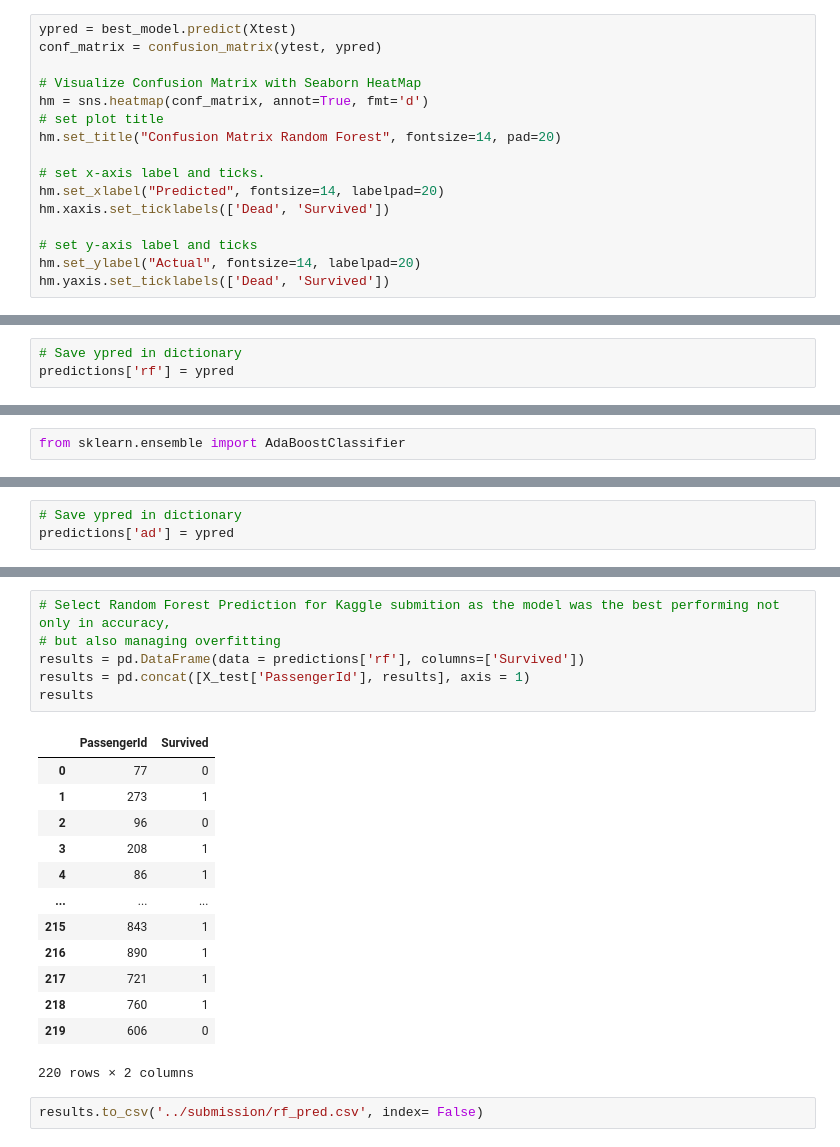
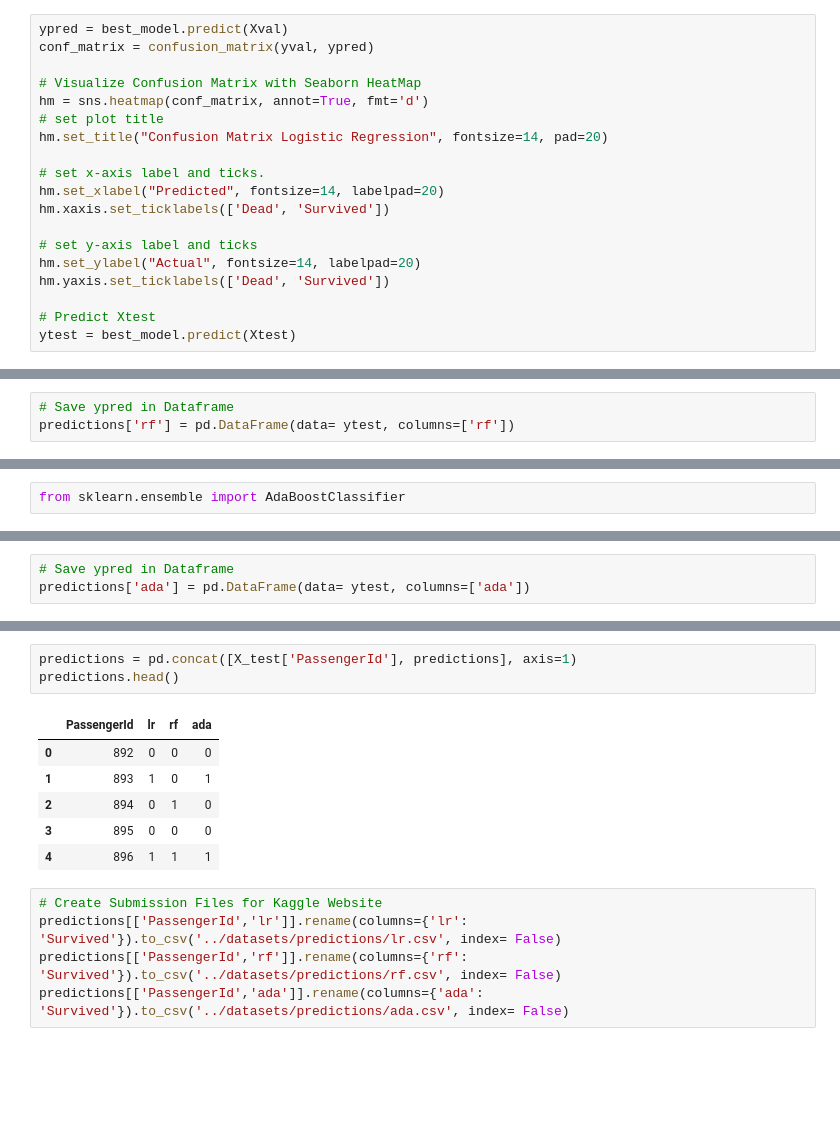
Before and after one commit to brosales8/titanic, a Jupyter notebook: ml_models_1.ipynb, the cells around one changed output, grey strips where cells are left out. Drawn from its saved outputs; the diff is of its cells as text; blank space fills up the shorter version.

```diff
--- a/ml_models_1.ipynb
+++ b/ml_models_1.ipynb
@@ -197,11 +180,11 @@ Test set score: 0.9045454545454545
 # %%
-ypred = best_model.predict(Xtest)
-conf_matrix = confusion_matrix(ytest, ypred)
+ypred = best_model.predict(Xval)
+conf_matrix = confusion_matrix(yval, ypred)
 
 # Visualize Confusion Matrix with Seaborn HeatMap
 hm = sns.heatmap(conf_matrix, annot=True, fmt='d')
 # set plot title
-hm.set_title("Confusion Matrix Random Forest", fontsize=14, pad=20)
+hm.set_title("Confusion Matrix Logistic Regression", fontsize=14, pad=20)
 
 # set x-axis label and ticks.
 hm.set_xlabel("Predicted", fontsize=14, labelpad=20)
@@ -210,4 +193,7 @@ hm.xaxis.set_ticklabels(['Dead', 'Survived'])
 # set y-axis label and ticks
 hm.set_ylabel("Actual", fontsize=14, labelpad=20)
 hm.yaxis.set_ticklabels(['Dead', 'Survived'])
+
+# Predict Xtest
+ytest = best_model.predict(Xtest)
 # %% [output]
@@ -216,5 +201,5 @@ hm.yaxis.set_ticklabels(['Dead', 'Survived'])
 # %%
-# Save ypred in dictionary
-predictions['rf'] = ypred
+# Save ypred in Dataframe
+predictions['rf'] = pd.DataFrame(data= ytest, columns=['rf'])
 # %%
 importances = best_model.feature_importances_
@@ -295,3 +280,3 @@ hm.yaxis.set_ticklabels(['Dead', 'Survived'])
 # %%
-# Save ypred in dictionary
-predictions['ad'] = ypred
+# Save ypred in Dataframe
+predictions['ada'] = pd.DataFrame(data= ytest, columns=['ada'])
@@ -311,22 +283,15 @@ array([0, 1, 0, 1, 1, 0, 1, 0, 0, 1, 0, 1, 1, 1, 1, 1, 0, 1, 1, 0, 0, 1,
-# %%
-# Select Random Forest Prediction for Kaggle submition as the model was the best performing not only in accuracy,
-# but also managing overfitting
-results = pd.DataFrame(data = predictions['rf'], columns=['Survived'])
-results = pd.concat([X_test['PassengerId'], results], axis = 1)
-results
-# %% [output]
-|  | PassengerId | Survived |
-| 0 | 77 | 0 |
-| 1 | 273 | 1 |
-| 2 | 96 | 0 |
-| 3 | 208 | 1 |
-| 4 | 86 | 1 |
-| ... | ... | ... |
-| 215 | 843 | 1 |
-| 216 | 890 | 1 |
-| 217 | 721 | 1 |
-| 218 | 760 | 1 |
-| 219 | 606 | 0 |
-220 rows × 2 columns
-# %%
-results.to_csv('../submission/rf_pred.csv', index= False)
+# %%
+predictions = pd.concat([X_test['PassengerId'], predictions], axis=1)
+predictions.head()
+# %% [output]
+|  | PassengerId | lr | rf | ada |
+| 0 | 892 | 0 | 0 | 0 |
+| 1 | 893 | 1 | 0 | 1 |
+| 2 | 894 | 0 | 1 | 0 |
+| 3 | 895 | 0 | 0 | 0 |
+| 4 | 896 | 1 | 1 | 1 |
+# %%
+# Create Submission Files for Kaggle Website
+predictions[['PassengerId','lr']].rename(columns={'lr': 'Survived'}).to_csv('../datasets/predictions/lr.csv', index= False)
+predictions[['PassengerId','rf']].rename(columns={'rf': 'Survived'}).to_csv('../datasets/predictions/rf.csv', index= False)
+predictions[['PassengerId','ada']].rename(columns={'ada': 'Survived'}).to_csv('../datasets/predictions/ada.csv', index= False)
```
Also changed, not shown: parts of 18 cells of this notebook, 5 other files.
